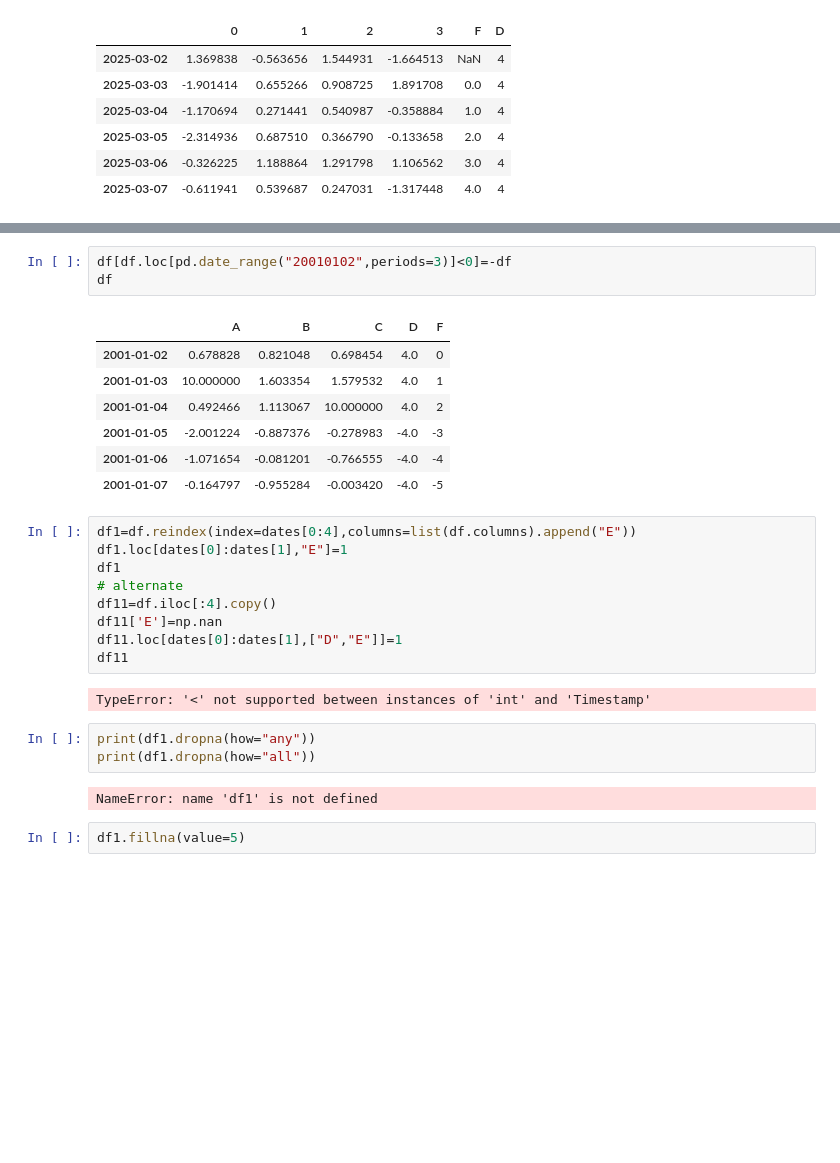
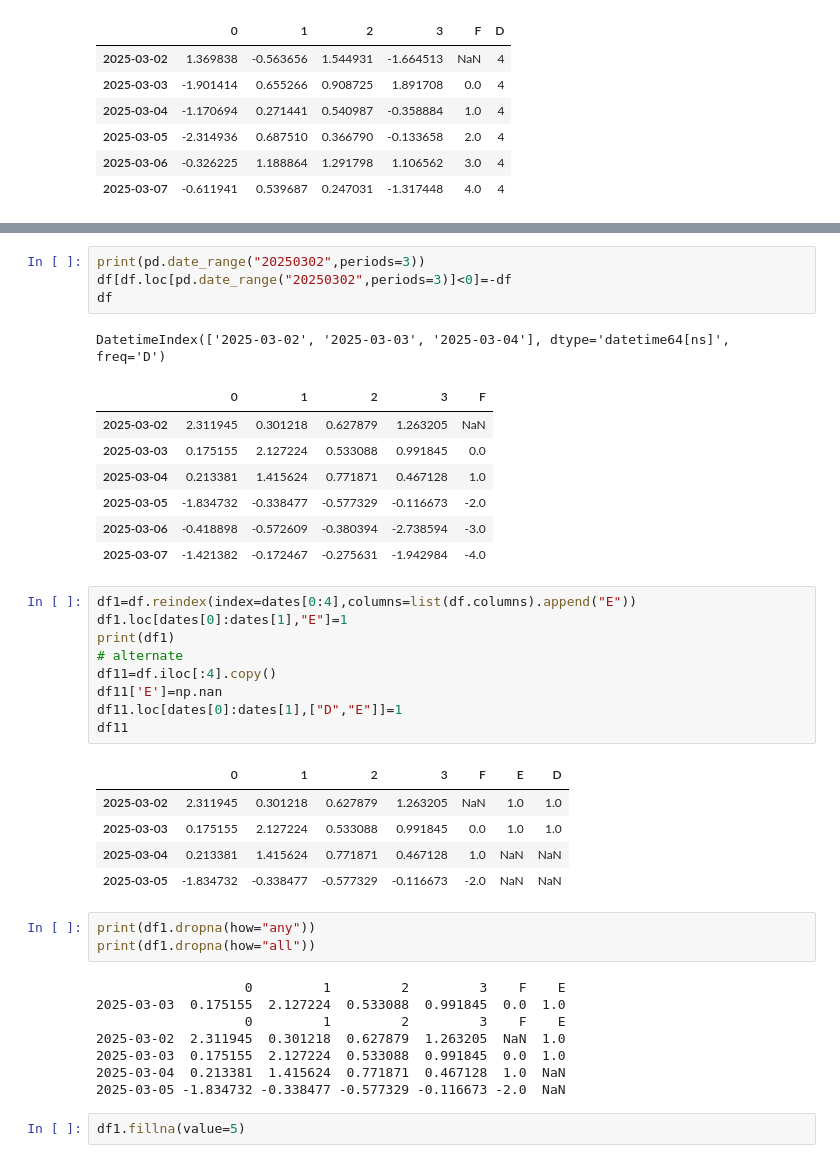
Before and after one commit to Ranjith-singh/python, a Jupyter notebook: dataScience/pandas/10minutes.ipynb, the cells around one changed output, grey strips where cells are left out. Cells and saved outputs as stored; diff of their text form; blank space fills up the shorter version.

```diff
--- a/dataScience/pandas/10minutes.ipynb
+++ b/dataScience/pandas/10minutes.ipynb
@@ -381,30 +402,42 @@ df
 # %%
-df[df.loc[pd.date_range("20010102",periods=3)]<0]=-df
+print(pd.date_range("20250302",periods=3))
+df[df.loc[pd.date_range("20250302",periods=3)]<0]=-df
 df
 # %% [output]
+DatetimeIndex(['2025-03-02', '2025-03-03', '2025-03-04'], dtype='datetime64[ns]', freq='D')
-|  | A | B | C | D | F |
-| 2001-01-02 | 0.678828 | 0.821048 | 0.698454 | 4.0 | 0 |
-| 2001-01-03 | 10.000000 | 1.603354 | 1.579532 | 4.0 | 1 |
-| 2001-01-04 | 0.492466 | 1.113067 | 10.000000 | 4.0 | 2 |
-| 2001-01-05 | -2.001224 | -0.887376 | -0.278983 | -4.0 | -3 |
-| 2001-01-06 | -1.071654 | -0.081201 | -0.766555 | -4.0 | -4 |
-| 2001-01-07 | -0.164797 | -0.955284 | -0.003420 | -4.0 | -5 |
+|  | 0 | 1 | 2 | 3 | F |
+| 2025-03-02 | 2.311945 | 0.301218 | 0.627879 | 1.263205 | NaN |
+| 2025-03-03 | 0.175155 | 2.127224 | 0.533088 | 0.991845 | 0.0 |
+| 2025-03-04 | 0.213381 | 1.415624 | 0.771871 | 0.467128 | 1.0 |
+| 2025-03-05 | -1.834732 | -0.338477 | -0.577329 | -0.116673 | -2.0 |
+| 2025-03-06 | -0.418898 | -0.572609 | -0.380394 | -2.738594 | -3.0 |
+| 2025-03-07 | -1.421382 | -0.172467 | -0.275631 | -1.942984 | -4.0 |
 # %%
 df1=df.reindex(index=dates[0:4],columns=list(df.columns).append("E"))
 df1.loc[dates[0]:dates[1],"E"]=1
-df1
+print(df1)
 # alternate
 df11=df.iloc[:4].copy()
 df11['E']=np.nan
 df11.loc[dates[0]:dates[1],["D","E"]]=1
 df11
 # %% [output]
-TypeError: '<' not supported between instances of 'int' and 'Timestamp'
+|  | 0 | 1 | 2 | 3 | F | E | D |
+| 2025-03-02 | 2.311945 | 0.301218 | 0.627879 | 1.263205 | NaN | 1.0 | 1.0 |
+| 2025-03-03 | 0.175155 | 2.127224 | 0.533088 | 0.991845 | 0.0 | 1.0 | 1.0 |
+| 2025-03-04 | 0.213381 | 1.415624 | 0.771871 | 0.467128 | 1.0 | NaN | NaN |
+| 2025-03-05 | -1.834732 | -0.338477 | -0.577329 | -0.116673 | -2.0 | NaN | NaN |
 # %%
 print(df1.dropna(how="any"))
 print(df1.dropna(how="all"))
 # %% [output]
-NameError: name 'df1' is not defined
+                   0         1         2         3    F    E
+2025-03-03  0.175155  2.127224  0.533088  0.991845  0.0  1.0
+                   0         1         2         3    F    E
+2025-03-02  2.311945  0.301218  0.627879  1.263205  NaN  1.0
+2025-03-03  0.175155  2.127224  0.533088  0.991845  0.0  1.0
+2025-03-04  0.213381  1.415624  0.771871  0.467128  1.0  NaN
+2025-03-05 -1.834732 -0.338477 -0.577329 -0.116673 -2.0  NaN
 # %%
 df1.fillna(value=5)
 # %% [output]
```
Also changed, not shown: parts of 25 cells of this notebook, 4 other files.
